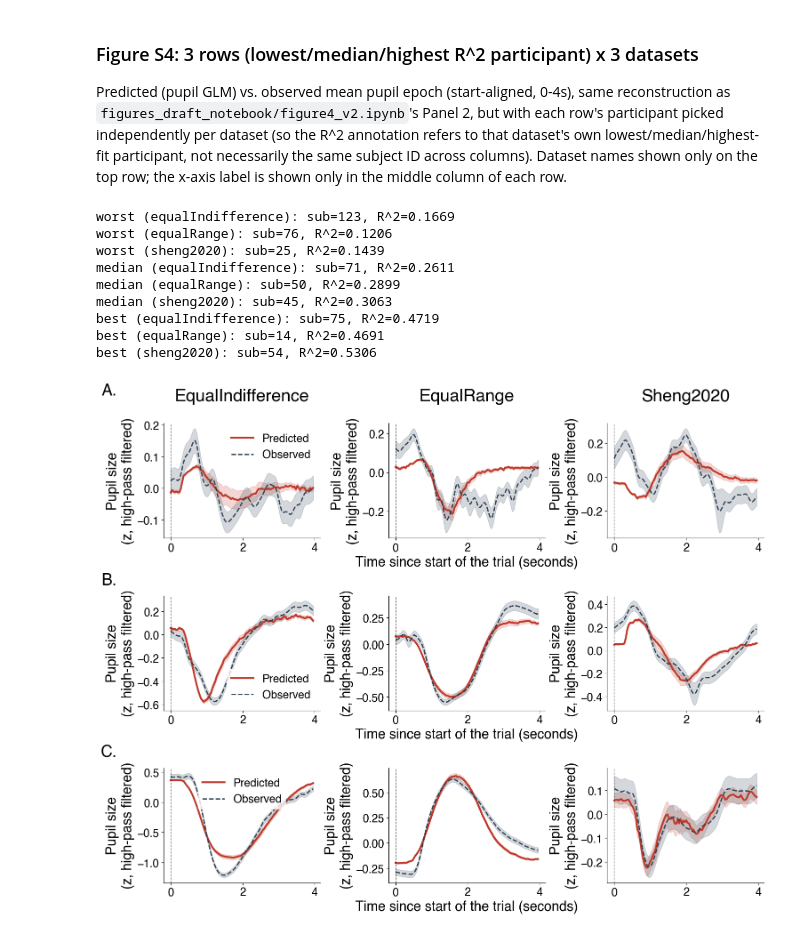
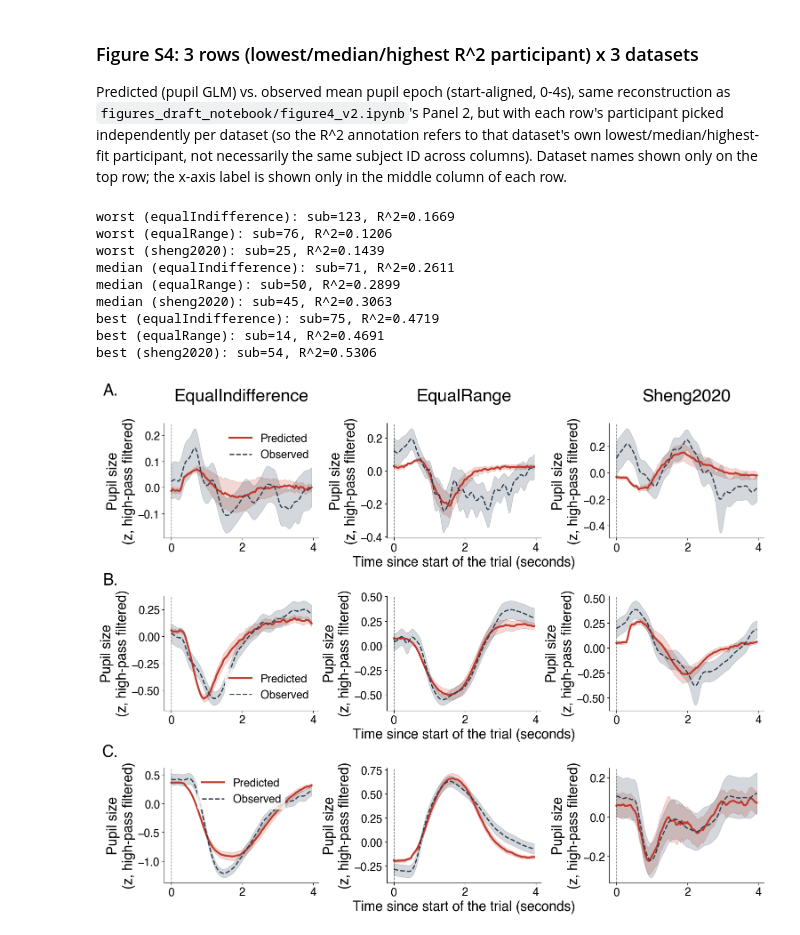
Before and after one commit to GusStgoReyes/riskhistory, a Jupyter notebook: figures_official/figureS2.ipynb, the cells around one changed output. Saved outputs shown, nothing was run; the diff lists cells and outputs as text; code cells hidden in the pictures.

Commit message:
finalized figures part 2

```diff
--- a/figures_official/figureS2.ipynb
+++ b/figures_official/figureS2.ipynb
@@ -65,14 +65,15 @@ for row, (mode, r2_label) in enumerate(ROW_SPECS):
         ep = mean_epochs_sub(sub, ds, t_pre=t_pre, t_post=t_post,
                              alignment=ALIGNMENT)
         t = ep["time_axis"]
+        # Shaded bands: 95% CI of the across-trial mean (t-quantile x SEM)
 
-        ax.fill_between(t, ep["predicted_mean"] - ep["predicted_sem"],
-                        ep["predicted_mean"] + ep["predicted_sem"],
+        ax.fill_between(t, ep["predicted_mean"] - ep["predicted_ci95"],
+                        ep["predicted_mean"] + ep["predicted_ci95"],
                         color=PRED_COLOR, alpha=0.2)
         ax.plot(t, ep["predicted_mean"], color=PRED_COLOR, linewidth=3, label="Predicted")
 
-        ax.fill_between(t, ep["real_mean"] - ep["real_sem"],
-                        ep["real_mean"] + ep["real_sem"],
+        ax.fill_between(t, ep["real_mean"] - ep["real_ci95"],
+                        ep["real_mean"] + ep["real_ci95"],
                         color=OBS_COLOR, alpha=0.2)
         ax.plot(t, ep["real_mean"], color=OBS_COLOR, linewidth=2, linestyle="--", label="Observed")
 
@@ -84,31 +85,31 @@ for row, (mode, r2_label) in enumerate(ROW_SPECS):
             ax.set_title(f"{DATASET_LABELS.get(ds, ds)}\n")
 
 
         if col == 1:
             ax.set_xlabel(xlabel)
 
     axes[row, 0].set_ylabel("Pupil size\n(z, high-pass filtered)")
     axes[row, 1].set_ylabel("Pupil size\n(z, high-pass filtered)")
     axes[row, 2].set_ylabel("Pupil size\n(z, high-pass filtered)")
     axes[row, 0].legend(frameon=True, facecolor="white", edgecolor="none")
 
 # Row labels, placed just outside the top-left corner of each row's leftmost
 # panel (same convention as figure1.ipynb's "A."/"B."/"C.")
 for row, label in enumerate(["A.", "B.", "C."]):
     y = 1.35 if row == 0 else 1.2
     axes[row, 0].text(-0.3, y, label, transform=axes[row, 0].transAxes,
                       fontsize=26, fontweight="bold", va="top", ha="right")
 
 fig.savefig(fig_path, dpi=300, bbox_inches="tight")
 plt.show()
 # %% [output]
 worst (equalIndifference): sub=123, R^2=0.1669
 worst (equalRange): sub=76, R^2=0.1206
 worst (sheng2020): sub=25, R^2=0.1439
 median (equalIndifference): sub=71, R^2=0.2611
 median (equalRange): sub=50, R^2=0.2899
 median (sheng2020): sub=45, R^2=0.3063
 best (equalIndifference): sub=75, R^2=0.4719
 best (equalRange): sub=14, R^2=0.4691
 best (sheng2020): sub=54, R^2=0.5306
-[figure, old version]
+[figure, new version]
```
Also changed, not shown: 3 other files.
